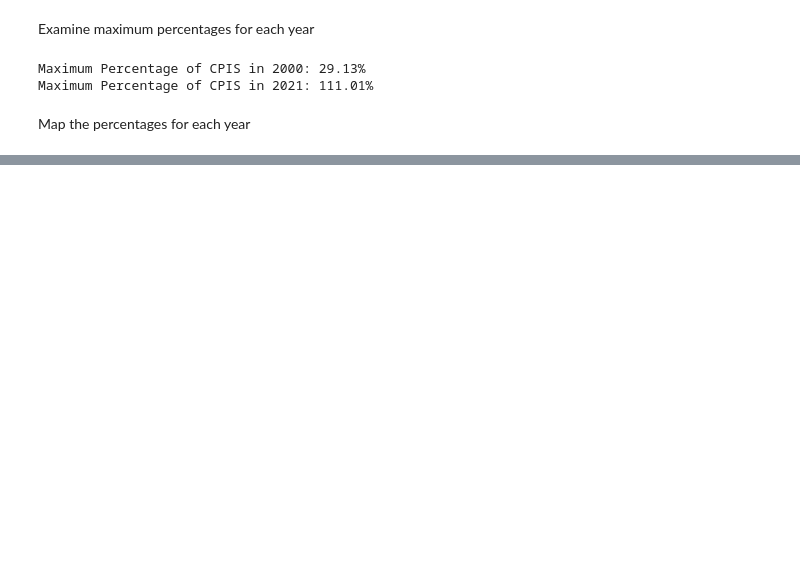
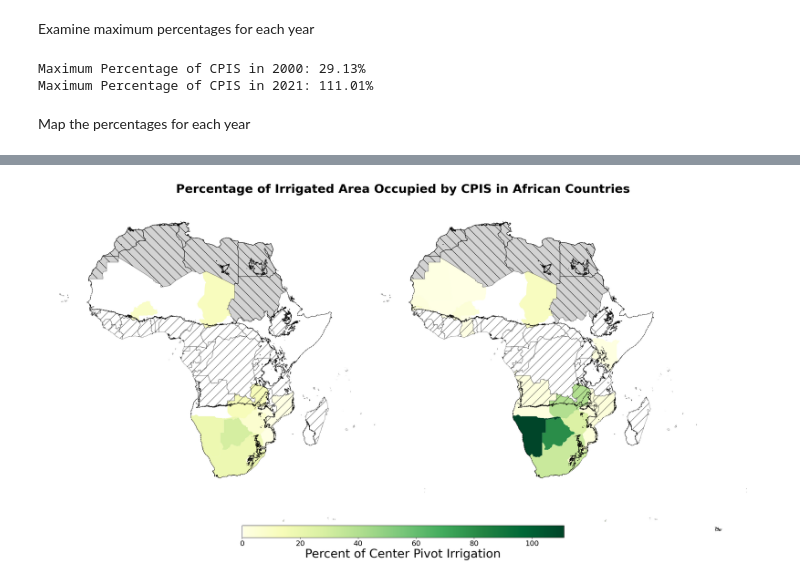
Before and after one commit to rellimylime/Africa_Irrigation, a Jupyter notebook: Code/1_analyze_data/1_CPIS_Africa_Map.ipynb, the cells around one changed output, grey strips where cells are left out. Cells and saved outputs as stored; diff of their text form; code cells hidden in the pictures; blank space fills up the shorter version.

```diff
--- a/Code/1_analyze_data/1_CPIS_Africa_Map.ipynb
+++ b/Code/1_analyze_data/1_CPIS_Africa_Map.ipynb
@@ -30,3 +30,5 @@ def normalize_text(text):
         c for c in unicodedata.normalize('NFD', text)
         if unicodedata.category(c) != 'Mn'
     ).lower()
+
+non_ssa_countries = ['DZA', 'EGY', 'LBY', 'MAR', 'SDN', 'TUN', 'ESH']
@@ -117,13 +136,13 @@ Merge CPIS data with africa boundaries shapefile
 # Load the shapefile for Africa boundaries and CPIS
 africa_boundaries = geo_read('Africa_boundaries_shp_path')
 
-cpis_data_2000 = read('Comp_by_Country_2000_path')
-cpis_data_2021 = read('Comp_by_Country_2021_path')
+cpis_data_2000 = read('Comp_by_Country_2000_csv_path')
+cpis_data_2021 = read('Comp_by_Country_2021_csv_path')
 
 # Merge the shapefile GeoDataFrame with the CSV DataFrame
 merged_geo_data_2000 = africa_boundaries.merge(cpis_data_2000, on='ISO', how='left')
 merged_geo_data_2021 = africa_boundaries.merge(cpis_data_2021, on='ISO', how='left')
-
+print(merged_geo_data_2000.head())
 top_5_2021 = merged_geo_data_2021.nlargest(5, 'Percent_CPIS')[['ISO', 'Percent_CPIS']]
 print(top_5_2021)
 # %% [output]
@@ -192,0 +181,84 @@ add outlines of countries, bold outline SSA
+# %%
+import geopandas as gpd
+import matplotlib.pyplot as plt
+from matplotlib.colors import ListedColormap, Normalize
+
+# Load the shapefile for the arid regions
+arid_shapefile = geo_read('Africa_All_shp_path')
+
+# Simplify geometries to speed up plotting (apply to the geometry column only)
+simplification_tolerance = 0.01
+merged_geo_data_2000['geometry'] = merged_geo_data_2000['geometry'].simplify(simplification_tolerance)
+merged_geo_data_2021['geometry'] = merged_geo_data_2021['geometry'].simplify(simplification_tolerance)
+arid_shapefile['geometry'] = arid_shapefile['geometry'].simplify(simplification_tolerance)
+
+# Custom colormap: white for zero values, viridis otherwise
+viridis = plt.colormaps.get_cmap('YlGn')
+newcolors = viridis(np.linspace(0, 1, 256))
+white = np.array([1, 1, 1, 1])  # RGBA for white
+newcolors[0, :] = white
+custom_cmap = ListedColormap(newcolors)
+
+# Create the plot with adjusted figure size to minimize whitespace
+fig, ax = plt.subplots(1, 2, figsize=(28, 14), sharex=True, sharey=True)
+
+# Adjust space between subplots and overall margins
+plt.subplots_adjust(wspace=-0.2, hspace=0, left=0.05, right=0.95, top=0.95, bottom=0.05)
+
+# Plot the 2000 data
+SSA_countries = merged_geo_data_2000[~merged_geo_data_2000['ISO'].isin(non_ssa_countries)]
+non_SSA_countries = merged_geo_data_2000[merged_geo_data_2000['ISO'].isin(non_ssa_countries)]
+
+# Plot non-SSA regions in grayscale with hatching
+non_SSA_countries.plot(ax=ax[0], color='lightgray', edgecolor='black', hatch="\\")
+
+# Plot SSA regions with CPIS data
+SSA_countries.plot(column='Percent_CPIS', ax=ax[0], legend=False,
+                 cmap=custom_cmap, vmin=0, vmax=max_value)
+
+# Calculate and plot non-arid regions within SSA with hatching
+non_arid_regions = SSA_countries.overlay(arid_shapefile, how='difference')
+non_arid_regions.plot(ax=ax[0], facecolor="none", edgecolor='black', hatch='/', linewidth=0.5, alpha=0.7)
+
+# Plot the arid region outline
+arid_shapefile.boundary.plot(ax=ax[0], edgecolor='black', linewidth=1, linestyle='--')
+
+# Title the 2000 plot
+#ax[0].set_title("2000", fontsize=25)
+ax[0].set_axis_off()
+
+# Plot the 2021 data
+SSA_countries_2021 = merged_geo_data_2021[~merged_geo_data_2021['ISO'].isin(non_ssa_countries)]
+non_SSA_countries_2021 = merged_geo_data_2021[merged_geo_data_2021['ISO'].isin(non_ssa_countries)]
+
+# Plot non-SSA regions in grayscale with hatching
+non_SSA_countries_2021.plot(ax=ax[1], color='lightgray', edgecolor='black', hatch="\\")
+
+# Plot SSA regions with CPIS data
+SSA_countries_2021.plot(column='Percent_CPIS', ax=ax[1], legend=False,
+                 cmap=custom_cmap, vmin=0, vmax=max_value)
+
+# Calculate and plot non-arid regions within SSA with hatching
+non_arid_regions_2021 = SSA_countries_2021.overlay(arid_shapefile, how='difference')
+non_arid_regions_2021.plot(ax=ax[1], facecolor="none", edgecolor='black', hatch='/', linewidth=0.5, alpha=0.7)
+
+# Plot the arid region outline
+arid_shapefile.boundary.plot(ax=ax[1], edgecolor='black', linewidth=1, linestyle='--')
+
+# Title the 2021 plot
+#ax[1].set_title("2021", fontsize=25)
+ax[1].set_axis_off()
+
+# Add main title
+fig.suptitle("Percentage of Irrigated Area Occupied by CPIS in African Countries", fontsize=30, fontweight='bold')
+
+# Add legend
+cbar_ax = fig.add_axes([0.3, 0.1, 0.4, 0.03])
+sm = plt.cm.ScalarMappable(cmap=custom_cmap, norm=Normalize(vmin=0, vmax=max_value))
+sm._A = []  # Trick to enable creation of a color bar
+cbar = fig.colorbar(sm, cax=cbar_ax, orientation='horizontal')
+cbar.set_label("Percent of Center Pivot Irrigation", fontsize=30)
+cbar.ax.tick_params(labelsize=18)
+plt.show()
+# %% [output]
+[figure, added]
```
Also changed, not shown: parts of 8 cells of this notebook.
